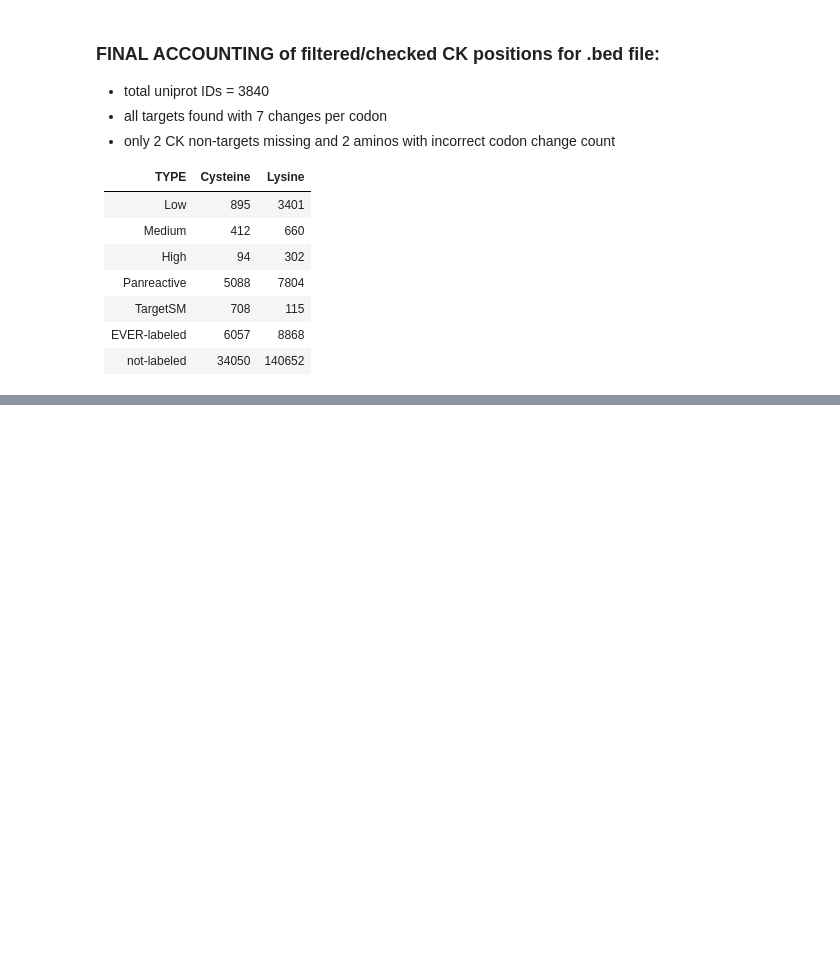
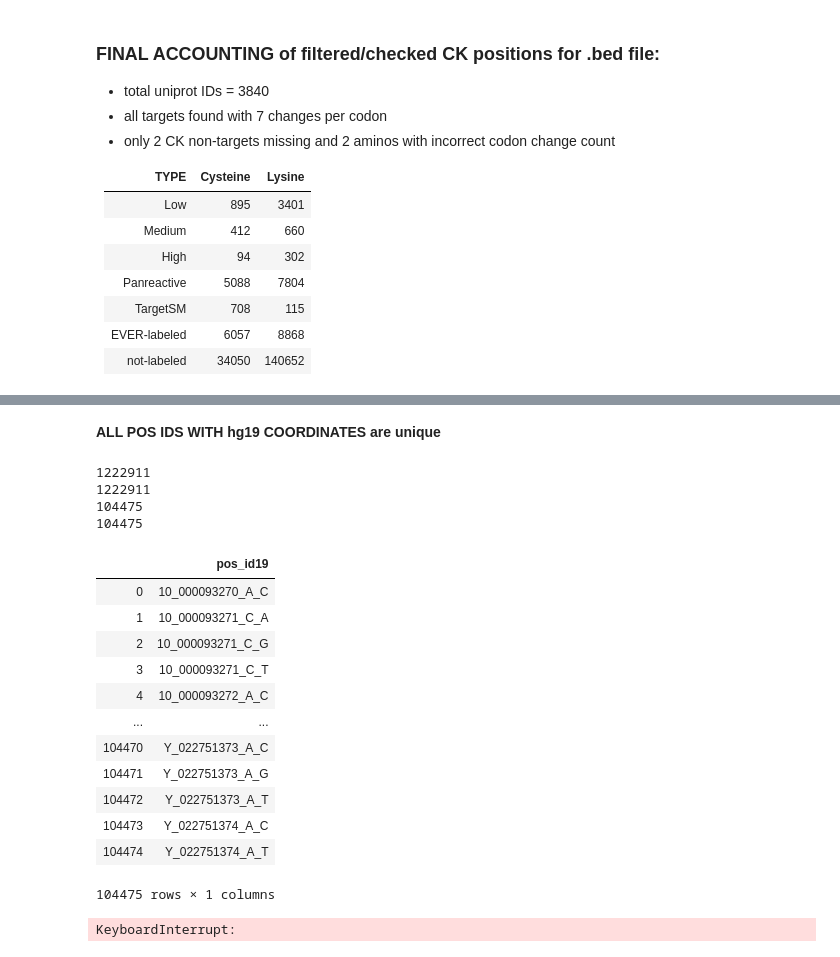
Before and after one commit to Mfpfox/MAPPING, a Jupyter notebook: K19_12_10_Coordinates_score_annotation.ipynb, the cells around one changed output, grey strips where cells are left out. Cells and saved outputs as stored; diff of their text form; code cells hidden in the pictures; blank space fills up the shorter version.

```diff
--- a/K19_12_10_Coordinates_score_annotation.ipynb
+++ b/K19_12_10_Coordinates_score_annotation.ipynb
@@ -754,0 +745,8 @@ bed_not = not_final[[]]
+# %%
+detID = pd.read_csv("SCORE_annotation_3840_CYS_LYS_detected.csv")
+nonID = pd.read_csv("SCORE_annotation_3840_CYS_LYS_NOT_det.csv")
+print(detID.columns)
+print(detID.shape)
+print()
+print(nonID.columns)
+print(nonID.shape)
@@ -754,0 +771,32 @@ bed_not = not_final[[]]
+# %% [markdown]
+**ALL POS IDS WITH hg19 COORDINATES are unique**
+# %%
+print(len(set(nonID.pos_id19)))
+print(len(nonID.pos_id19))
+
+print(len(set(detID.pos_id19)))
+print(len(detID.pos_id19))
+
+det19 = detID[['pos_id19']].copy()
+non19 = nonID[['pos_id19']].copy()
+# %% [output]
+1222911
+1222911
+104475
+104475
+# %%
+det19
+# %% [output]
+|  | pos_id19 |
+| 0 | 10_000093270_A_C |
+| 1 | 10_000093271_C_A |
+| 2 | 10_000093271_C_G |
+| 3 | 10_000093271_C_T |
+| 4 | 10_000093272_A_C |
+| ... | ... |
+| 104470 | Y_022751373_A_C |
+| 104471 | Y_022751373_A_G |
+| 104472 | Y_022751373_A_T |
+| 104473 | Y_022751374_A_C |
+| 104474 | Y_022751374_A_T |
+104475 rows × 1 columns
@@ -754,0 +806,6 @@ bed_not = not_final[[]]
+# %%
+# importing large nondetected CK from dbNSFP
+
+largeNON = pd.read_csv("not_detected_merge_appended.csv", low_memory=False)
+# %% [output]
+KeyboardInterrupt:
```
Also changed, not shown: parts of 13 cells of this notebook, 2 other files.
